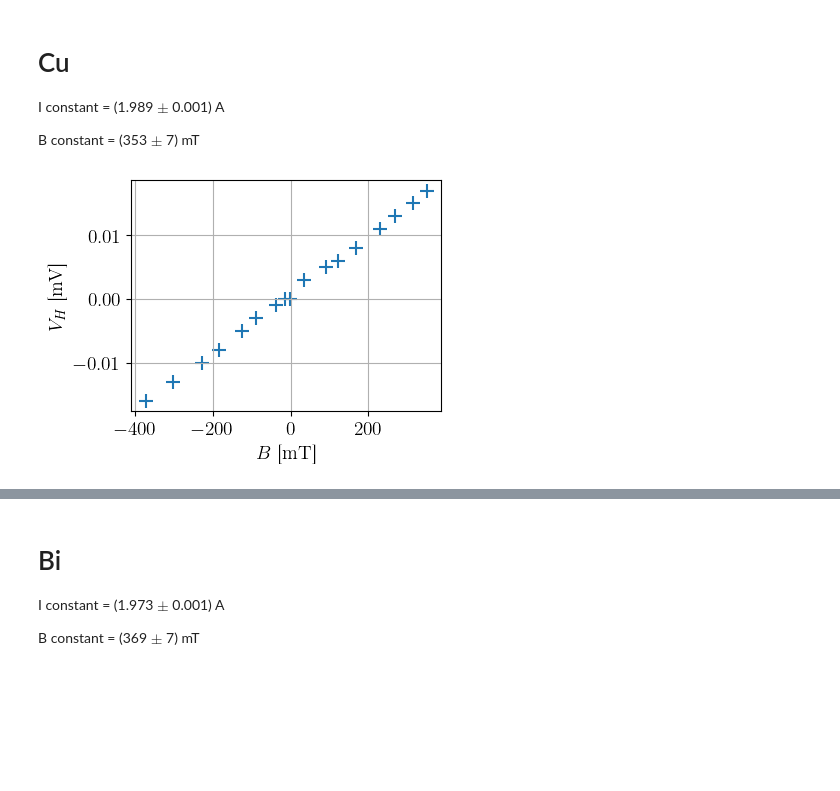
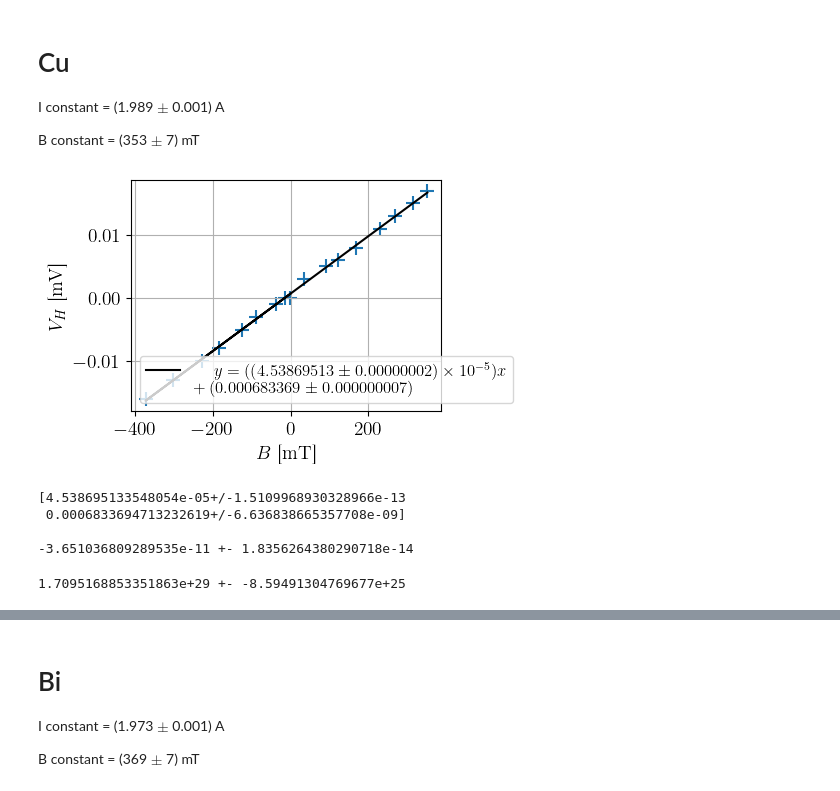
Before and after one commit to TomVdt/TPII-rapports, a Jupyter notebook: 03-H6-effet-hall/analyse/exp2.ipynb, the cells around one changed output, grey strips where cells are left out. Drawn from its saved outputs; the diff is of its cells as text; code cells hidden in the pictures; blank space fills up the shorter version.

```diff
--- a/03-H6-effet-hall/analyse/exp2.ipynb
+++ b/03-H6-effet-hall/analyse/exp2.ipynb
@@ -38,11 +106,43 @@ I constant = (1.989 $\pm$ 0.001) A
 
 B constant = (353 $\pm$ 7) mT
 # %%
-Cu_B = np.loadtxt("../data/Cu_5branch_B.csv", delimiter=",", skiprows=1)
+Ag_B = np.loadtxt("../data/Cu_5branch_B.csv", delimiter=",", skiprows=1)
 
-plt.scatter(Cu_B[:,0], Cu_B[:,1])
+Bx = Ag_B[:,0]
+Vh = Ag_B[:,1]
+
+plt.scatter(Bx, Vh)
+# plt.errorbar(Bx, By, xerr=unp.std_devs(Bx), yerr=unp.std_devs(By))
+
+coefs, cov = np.polyfit(Bx, Vh, 1, cov=True)
+fit = np.poly1d(coefs)
+coefserr = unp.uarray(coefs, cov[(0,1),(0,1)])
+
+plt.plot(Bx, fit(Bx), label=r"$y = ({:.1uL})x \\+ ({:.1uL})$".format(*coefserr), color="black")
+
+plt.legend()
 plt.xlabel(r"$B$ [\si{\milli \tesla}]")
 plt.ylabel(r"$V_H$ [\si{\milli \volt}]")
 plt.grid()
+# plt.tight_layout(pad=0.5)
 # %% [output]
-[figure, old version]
+[figure, new version]
+# %%
+print(coefserr, "\n")
+a = 1.6e-6
+Ic = 1.989
+deltaIc = 0.001
+Rh = -coefs[0] * a / Ic
+Rherr = (a/Ic) * 1.5109968930328966e-13 + a*(coefs[0]/(Ic**2))* deltaIc
+print(f"{Rh} +- {Rherr}")
+# %% [output]
+[4.538695133548054e-05+/-1.5109968930328966e-13
+ 0.0006833694713232619+/-6.636838665357708e-09]
+
+-3.651036809289535e-11 +- 1.8356264380290718e-14
+# %%
+N = 1/(q * Rh)
+deltaN = Rherr/(q * Rh**2)
+print(f"{N} +- {deltaN}")
+# %% [output]
+1.7095168853351863e+29 +- -8.59491304769677e+25
```
Also changed, not shown: parts of 17 cells of this notebook.
